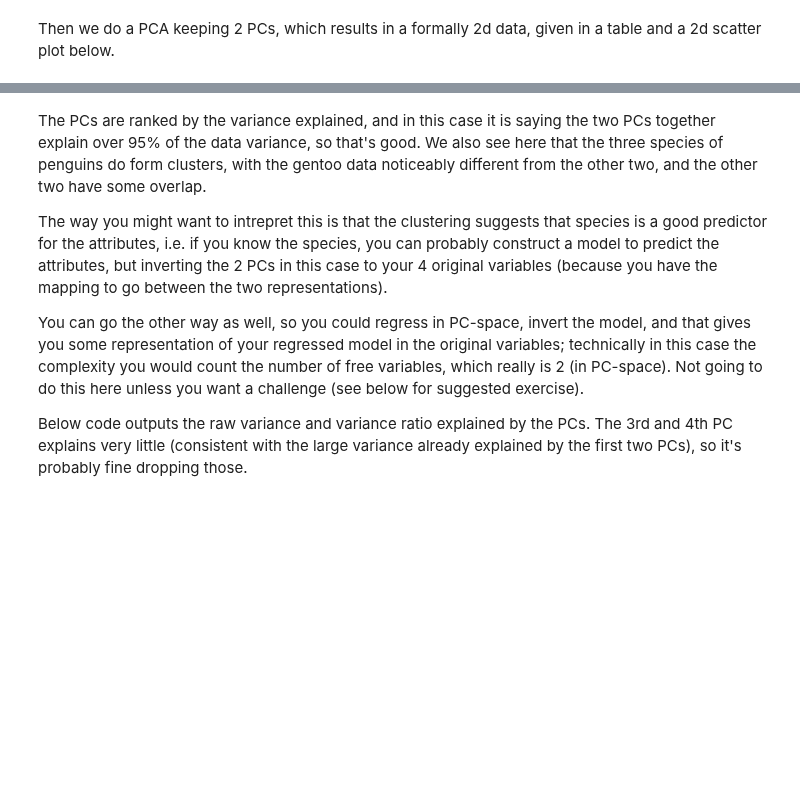
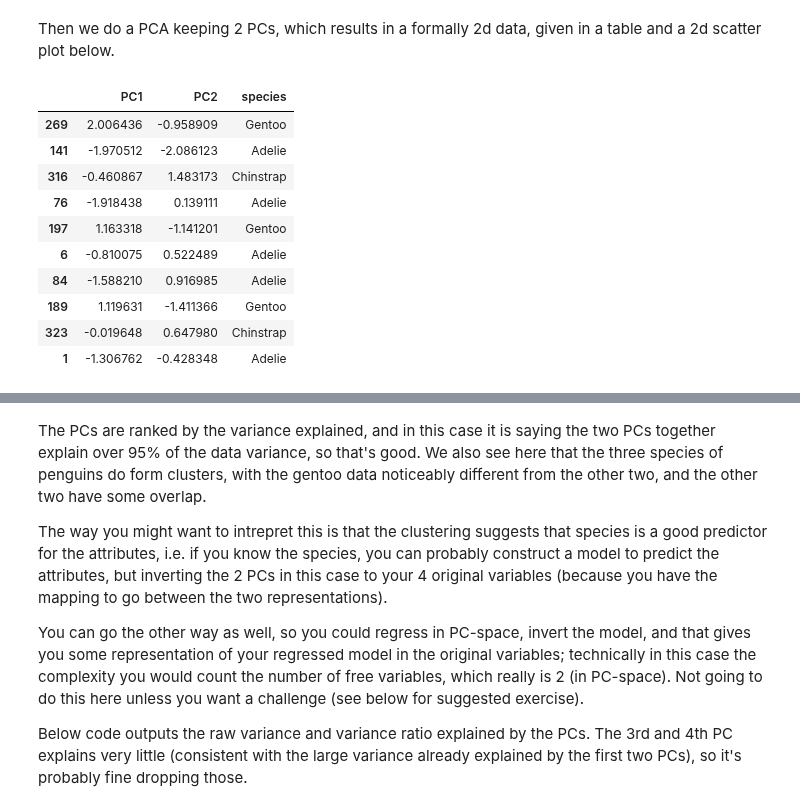
Before and after one commit to julianmak/OCES3301_data_analysis, a Jupyter notebook: rendered/04_regression.ipynb, the cells around one changed output, grey strips where cells are left out. Drawn from its saved outputs; the diff is of its cells as text; code cells hidden in the pictures; blank space fills up the shorter version.

```diff
--- a/rendered/04_regression.ipynb
+++ b/rendered/04_regression.ipynb
@@ -495,15 +612,27 @@ Then we do a PCA keeping 2 PCs, which results in a formally 2d data, given in a
 # %%
 features = ["bill_length_mm", "bill_depth_mm", "flipper_length_mm", "body_mass_g"]
 input_vars = df.loc[:, features].values
 
 input_var_scaled = StandardScaler().fit_transform(input_vars)
 
 pca = PCA(n_components=2)   # define a PCA object with two PCAs (can choose more for larger data)
 pca_comp = pca.fit_transform(input_var_scaled)
 
 pca_df = pd.DataFrame(data = pca_comp, columns = ['PC1', 'PC2'])
-pca_df["species"] = df.loc[:,['species']].values  # add the variety column back on
+pca_df["species"] = df.loc[:,['species']]         # add the variety column back on
 pca_df.sample(10)                                 # this is now 2d data
+# %% [output]
+|  | PC1 | PC2 | species |
+| 269 | 2.006436 | -0.958909 | Gentoo |
+| 141 | -1.970512 | -2.086123 | Adelie |
+| 316 | -0.460867 | 1.483173 | Chinstrap |
+| 76 | -1.918438 | 0.139111 | Adelie |
+| 197 | 1.163318 | -1.141201 | Gentoo |
+| 6 | -0.810075 | 0.522489 | Adelie |
+| 84 | -1.588210 | 0.916985 | Adelie |
+| 189 | 1.119631 | -1.411366 | Gentoo |
+| 323 | -0.019648 | 0.647980 | Chinstrap |
+| 1 | -1.306762 | -0.428348 | Adelie |
 # %%
 fig = plt.figure(figsize=(13, 5))
 ax = plt.subplot(1, 2, 1)
```
Also changed, not shown: parts of 26 cells of this notebook, 19 other files.
